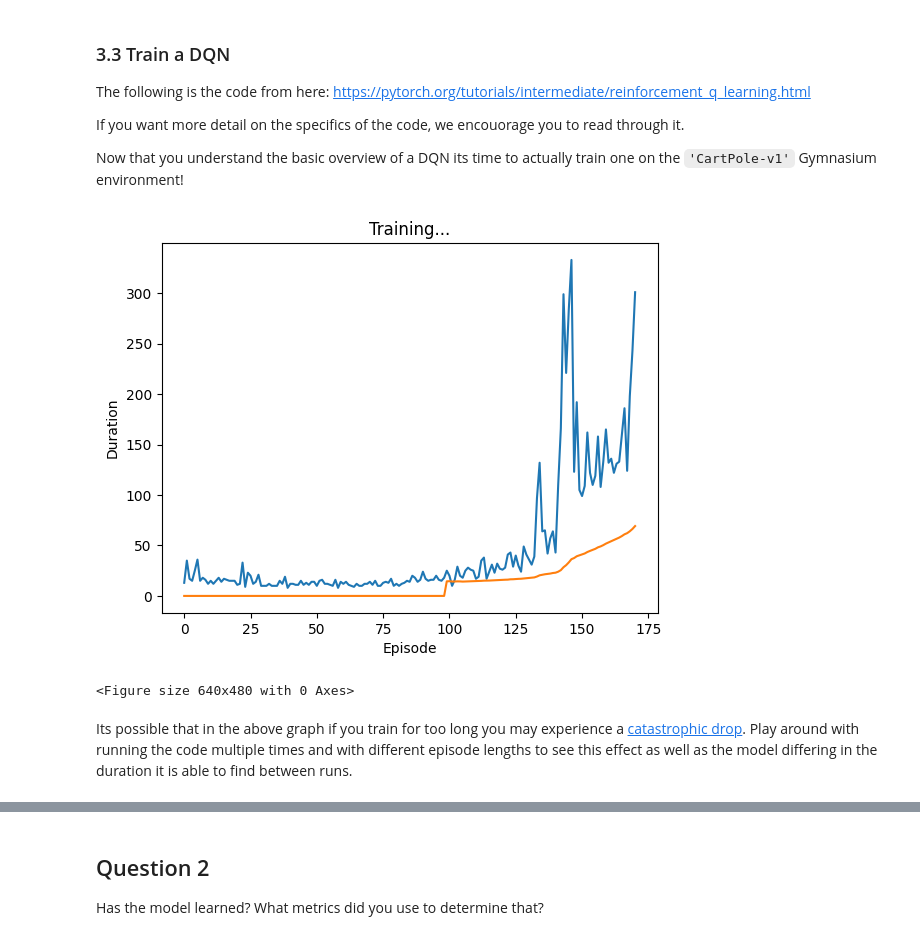
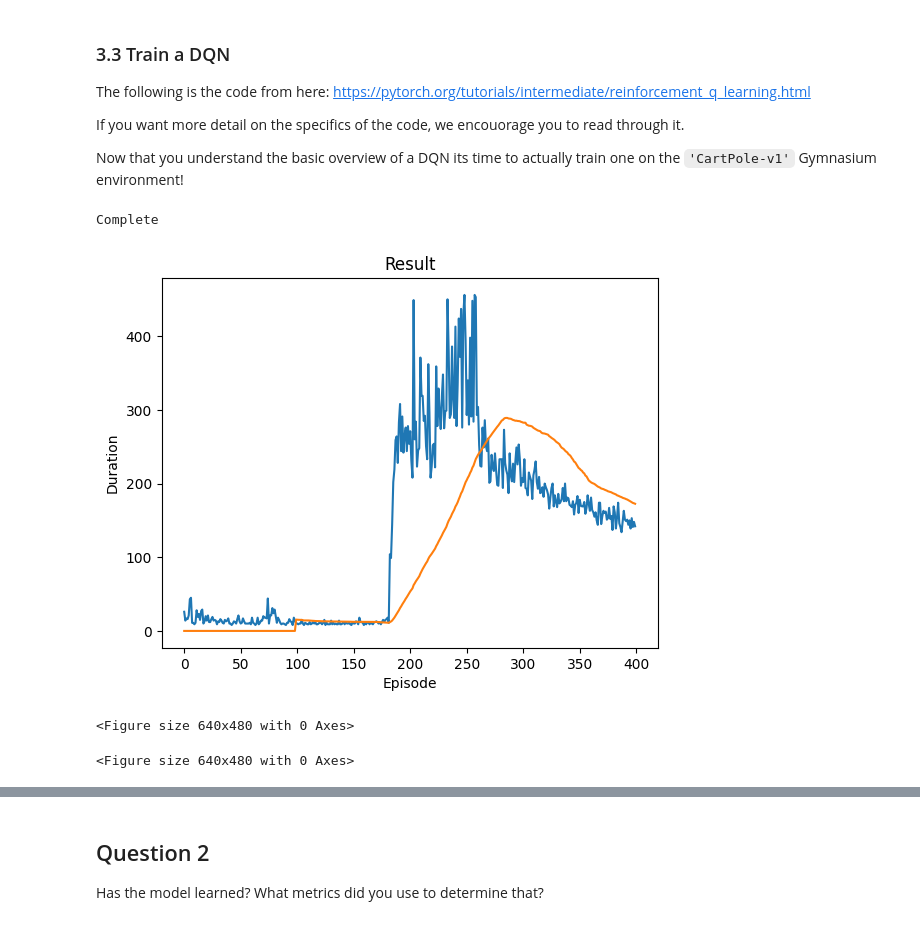
Before and after one commit to Braingeneers-Education/WetAI-Reinforcement-Learning, a Jupyter notebook: Gymnasium_CartPole.ipynb, the cells around one changed output, grey strips where cells are left out. Drawn from its saved outputs; the diff is of its cells as text; code cells hidden in the pictures.

Commit message:
added more questions

```diff
--- a/Gymnasium_CartPole.ipynb
+++ b/Gymnasium_CartPole.ipynb
@@ -603,13 +612,22 @@ def train_loop(environment, episodes):
     plot_durations(show_result=True)
     plt.ioff()
     plt.show()
-# %%
-train_loop(env, 400)
-# %% [output]
-[figure, removed]
-<Figure size 640x480 with 0 Axes>
-# %% [markdown]
-Its possible that in the above graph if you train for too long you may experience a [catastrophic drop](https://ai.stackexchange.com/questions/28079/deep-q-learning-catastrophic-drop-reasons). Play around with running the code multiple times and with different episode lengths to see this effect as well as the model differing in the duration it is able to find between runs.
+# %%
+# make a new environment
+init_env = gym.make('CartPole-v1', render_mode='rgb_array')
+folder_name = os.path.join('video', 'CartPole-v1', f'{uuid.uuid4()}')
+env = RecordVideo(init_env, folder_name, disable_logger=True)
+
+# call the training loop
+train_loop(env, 400)
+
+# close the environment
+env.close()
+# %% [output]
+Complete
+[figure, added]
+<Figure size 640x480 with 0 Axes>
+<Figure size 640x480 with 0 Axes>
 # %%
 show_video(folder_name, episode = 'first')
 # %% [output]
```
Also changed, not shown: parts of 8 cells of this notebook.
